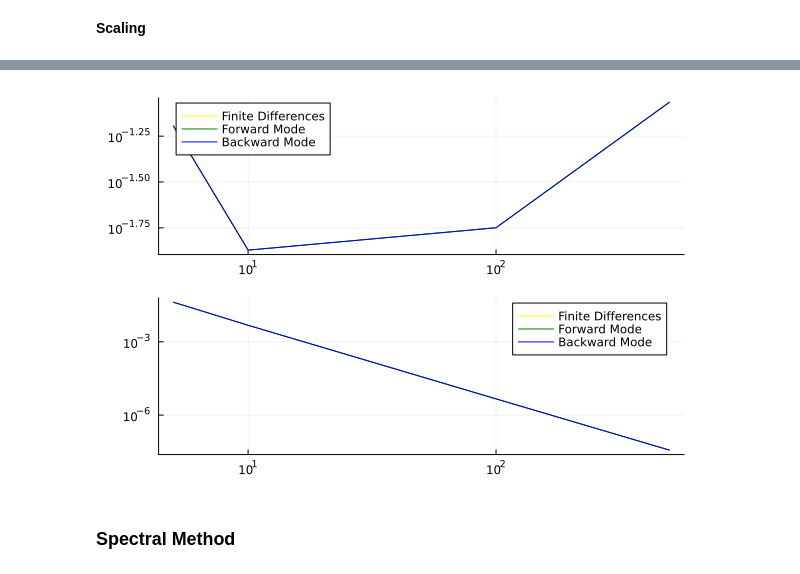
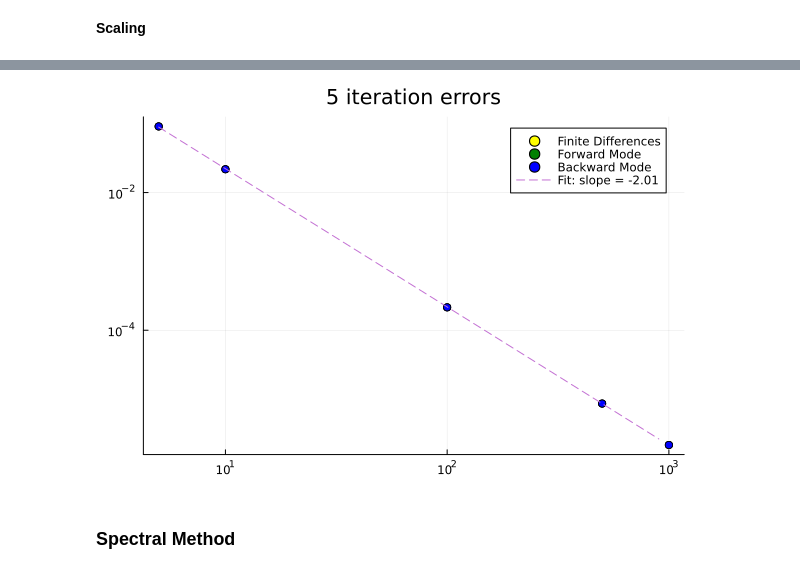
Before and after one commit to bareyan/PDE_adjoint_solver, a Jupyter notebook: playground.ipynb, the cells around one changed output, grey strips where cells are left out. Cells and saved outputs as stored; diff of their text form; code cells hidden in the pictures.

```diff
--- a/playground.ipynb
+++ b/playground.ipynb
@@ -293,6 +304,7 @@ backward_AD (generic function with 1 method)
 # %%
 p_basic = SimpleParams(N, α, V, f, diff2(N))
 steps = 5
+
 solution_steps_fd = Newton_solve_history(p_basic, finite_differences, steps)
 solution_steps_forwardAD = Newton_solve_history(p_basic, forward_AD, steps)
 solution_steps_backwardAD = Newton_solve_history(p_basic, backward_AD, steps)
@@ -300,19 +312,22 @@ solution_steps_backwardAD = Newton_solve_history(p_basic, backward_AD, steps)
 plots_fd = Vector{Any}(undef, steps+1)
 plots_fad  = Vector{Any}(undef, steps+1)
 plots_bad  = Vector{Any}(undef, steps+1)
+
 for i in 1:steps+1
-    error_fd = sum((solution_steps_fd[i, :] - u_exact).^2)
+    error_fd = l2norm(solution_steps_fd[i, :] - u_exact)
     plots_fd[i] = plot(xx, [u_exact, solution_steps_fd[i, :]], ls=[:solid :dot], label=["exact" "step $i"], title="Step $i - Error: $(round(error_fd, sigdigits=3))")
 
-    error_fad = sum((solution_steps_forwardAD[i, :] - u_exact).^2)
+    error_fad = l2norm(solution_steps_forwardAD[i, :] - u_exact)
     plots_fad[i] = plot(xx, [u_exact, solution_steps_forwardAD[i, :]], ls=[:solid :dot], label=["exact" "step $i"], title="Step $i - Error: $(round(error_fad, sigdigits=3))")
 
-    error_bad = sum((solution_steps_backwardAD[i, :] - u_exact).^2)
+    error_bad = l2norm(solution_steps_backwardAD[i, :] - u_exact)
     plots_bad[i] = plot(xx, [u_exact, solution_steps_backwardAD[i, :]], ls=[:solid :dot], label=["exact" "step $i"], title="Step $i - Error: $(round(error_bad, sigdigits=3))")
 end
 
 plot_fd = plot(plots_fd..., layout=(steps+1, 1), size=(400, 200*(steps+1)))
 plot_fad = plot(plots_fad..., layout=(steps+1, 1), size=(400, 200*(steps+1)))
 plot_bad =  plot(plots_bad..., layout=(steps+1, 1), size=(400, 200*(steps+1)))
+
+
 plot(plot_fd, plot_fad, plot_bad, layout= (1, 3), size=(1200, 200*(steps+1)))
 # %% [output]
@@ -370,58 +375,37 @@ function create_params(N)
     return SimpleParams(N, α, V, f, diff2(N))
 end
 
-N_test = [5, 10, 100, 500]
+
+N_test = [5, 10, 100, 500, 1000]
 p_test = map(create_params, N_test)
 
-errs_1iter = zeros(length(N_test), 3)
 errs_5iter = zeros(length(N_test), 3)
+data_5iter = Matrix{Any}(undef, length(N_test), 7)
 
-i = 1
-println("One iteration solve comparison")
-for p in p_test
-    # run newton one iteration
-    u_fd = Newton_solve(p, finite_differences, 1)
-    u_fad = Newton_solve(p, forward_AD, 1)
-    u_bad = Newton_solve(p, backward_AD, 1)
-    xx = linspace(0, 1, p.N)
-    u = sin.(2pi .* xx)
-    err_fd = sum((u_fd .- u).^2)
-    err_fad = sum((u_fad .- u).^2)
-    err_bad = sum((u_bad .- u).^2)
+for (i, p) in enumerate(p_test)
+    u_ref = sin.(2π .* linspace(0, 1, p.N))
 
-    errs_1iter[i,1] = err_fd
-    errs_1iter[i,2] = err_fad
-    errs_1iter[i, 3] = err_bad
-    i+=1
-    println("N=",p.N)
-    println("Error Finite differences: ", err_fd)
-    println("Error Forward mode", err_fad)
-    println("Error Backward mode", err_bad)
+    t_fd  = @elapsed u_fd  = Newton_solve(p, finite_differences, 5)
+    t_fad = @elapsed u_fad = Newton_solve(p, forward_AD, 5)
+    t_bad = @elapsed u_bad = Newton_solve(p, backward_AD, 5)
+    errs_5iter[i, :] = [l2norm(u_fd - u_ref), l2norm(u_fad - u_ref), l2norm(u_bad - u_ref)]
+    data_5iter[i, :] = [p.N, t_fd, errs_5iter[i,1], t_fad, errs_5iter[i,2], t_bad, errs_5iter[i,3]]
 end
-println("5 Iterations")
 
-i = 1
-for p in p_test
-    # run newton one iteration
-    u_fd = Newton_solve(p, finite_differences, 5)
-    u_fad = Newton_solve(p, forward_AD, 5)
-    u_bad = Newton_solve(p, backward_AD, 5)
-    xx = linspace(0, 1, p.N)
-    u = sin.(2pi .* xx)
-    err_fd = sum((u_fd .- u).^2)
-    err_fad = sum((u_fad .- u).^2)
-    err_bad = sum((u_bad .- u).^2)
-    errs_5iter[i,1] = err_fd
-    errs_5iter[i,2] = err_fad
-    errs_5iter[i,3] = err_bad
-    i+=1
-    println("N=",p.N)
-    println("Error Finite differences: ", err_fd)
-    println("Error Forward mode", err_fad)
-    println("Error Backward mode", err_bad)
-end
-plot1 = plot(N_test, [errs_1iter[:, 1] errs_1iter[:, 2] errs_1iter[:, 3]], color = [:yellow :green :blue], label = ["Finite Differences" "Forward Mode" "Backward Mode"], xscale=:log10, yscale=:log10)
-plot2 = plot(N_test, [errs_5iter[:, 1] errs_5iter[:, 2] errs_5iter[:, 3]], color = [:yellow :green :blue], label = ["Finite Differences" "Forward Mode" "Backward Mode"], xscale=:log10, yscale=:log10)
+headers = ["N", "FD Time", "FD Error", "Forward AD Time", "Forward AD Error", "Backward AD Time", "Backward AD Error"]
+fmt = [(v, i, j) -> j > 1 ? @sprintf("%.2e", v) : v]
 
-plot(plot1, plot2, layout=(2, 1))
+println("— 5 Iterations —")
+pretty_table(data_5iter, column_labels=headers, formatters=fmt,  display_size=(-1,-1) )
+
+
+p_fit = fit(log10.(Float64.(N_test)), log10.(errs_5iter[:, 1]), 1)
+slope = coeffs(p_fit)[2]
+
+N_dense = linspace(N_test[1], N_test[end], 10)
+line = 10 .^ p_fit.(log10.(N_dense))
+
+points = scatter(N_test, [errs_5iter[:, 1] errs_5iter[:, 2] errs_5iter[:, 3]], color = [:yellow :green :blue], label = ["Finite Differences" "Forward Mode" "Backward Mode"], xscale=:log10, yscale=:log10, title = "5 iteration errors")
+
+plot!(points, N_dense, line, ls=:dash, label = "Fit: slope = $(round(slope, digits=2))")
 # %% [output]
@@ -445,4 +423,4 @@ Error Backward mode3.696163274884746e-8
-[figure, old version]
+[figure, new version]
 # %% [markdown]
 ### Spectral Method
 # %% [markdown]
```
Also changed, not shown: parts of 25 cells of this notebook, 2 other files.
